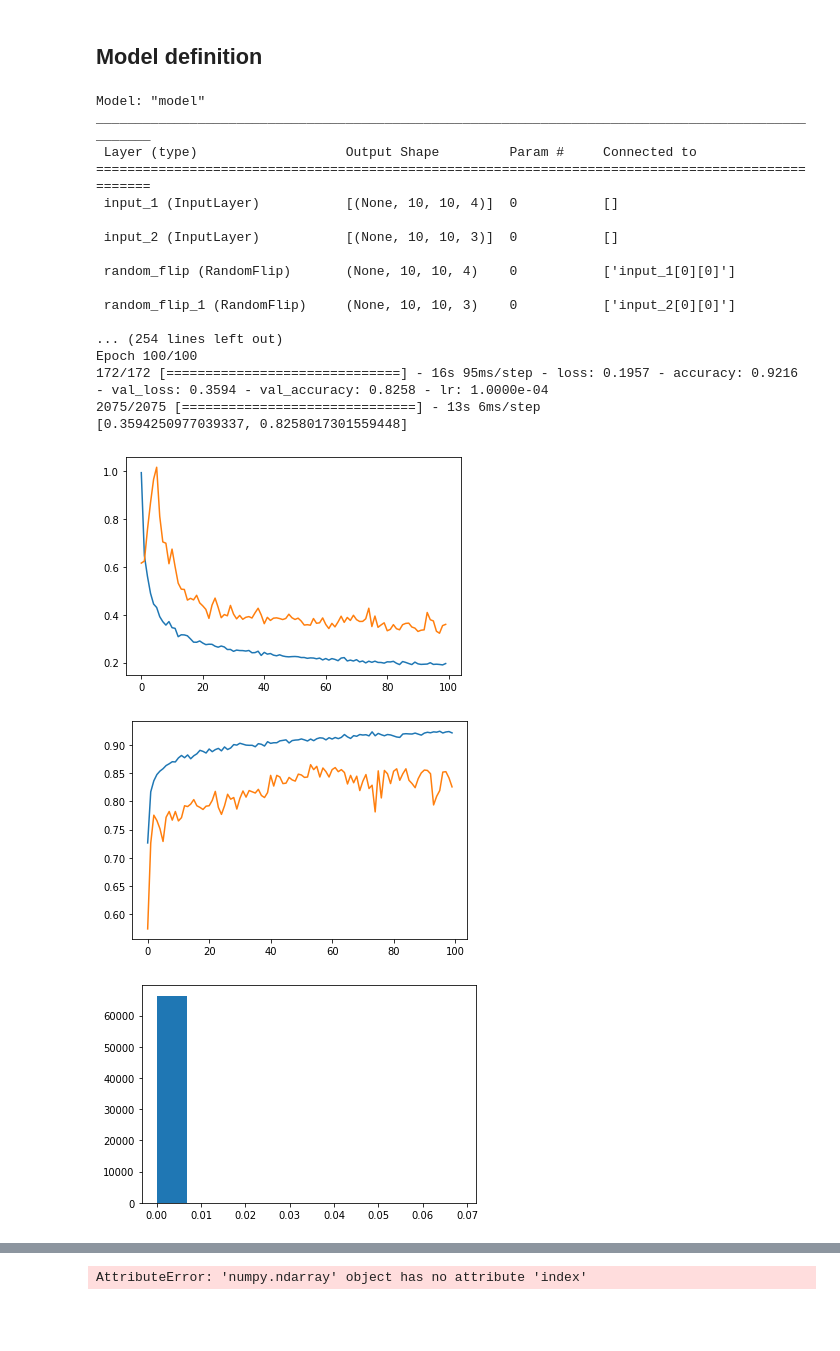
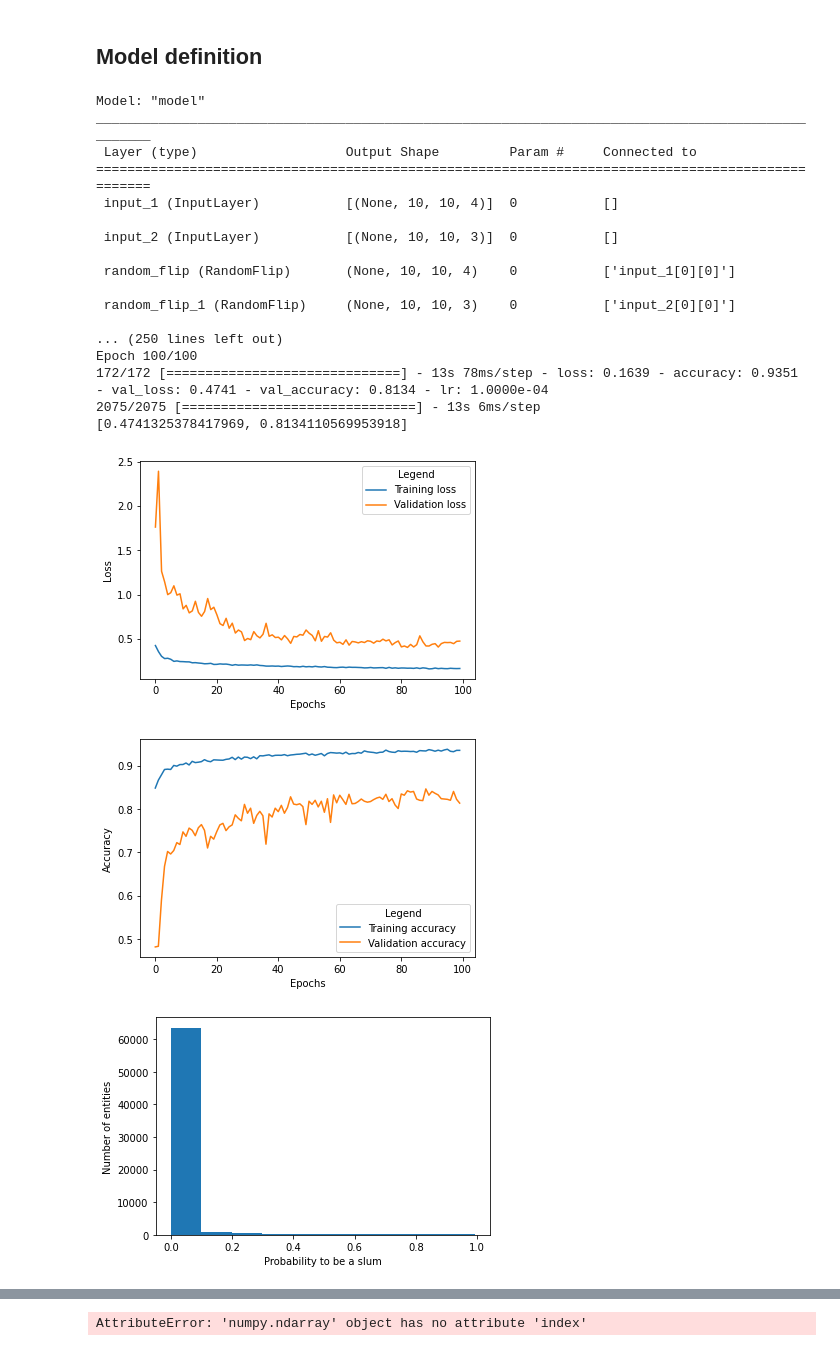
Before and after one commit to ANAGEO/slumap-ymca, a Jupyter notebook: Ymodel.ipynb, the cells around one changed output, grey strips where cells are left out. Drawn from its saved outputs; the diff is of its cells as text; code cells hidden in the pictures; blank space fills up the shorter version.

Commit message:
Modèle Y fonctionnelle avec des données dans IR et des données SAR. Rajout des axes des graphs dans le modèle Y

```diff
--- a/Ymodel.ipynb
+++ b/Ymodel.ipynb
@@ -325,9 +327,9 @@ def ymodel(left_input_shape,right_input_shape,batch_size,kernel_size,dropout,n_f
               self.model.stop_training = True
 
     maxcallbacks = myCallback()
-    callbacks = tf.keras.callbacks.EarlyStopping(monitor='val_loss', patience=30, mode='min')
+    callbacks = tf.keras.callbacks.EarlyStopping(monitor='val_loss', patience=20, mode='min')
 
-    myCallbacks = [tf.keras.callbacks.EarlyStopping(monitor='val_loss', patience=20, mode='min'),
+    myCallbacks = [tf.keras.callbacks.EarlyStopping(monitor='val_loss', patience=15, mode='min'),
                    tf.keras.callbacks.ModelCheckpoint(filepath='Images/checkpoint', save_weights_only=True, monitor='val_loss', mode='min', save_best_only=True),
                    maxcallbacks,
                    tf.keras.callbacks.ReduceLROnPlateau(monitor='val_loss', factor=0.1, patience=10, min_lr=0.001) ]
@@ -349,10 +351,11 @@ def ymodel(left_input_shape,right_input_shape,batch_size,kernel_size,dropout,n_f
                    padding='same',
                    activation='relu')(x)
         x = BatchNormalization(axis=-1)(x)
-        x = MaxPooling2D()(x)
+        x = Dropout(dropout)(x)
         filters *= 2
 
-    x = Dropout(dropout)(x)
+    x = MaxPooling2D()(x)
+
 
     right_inputs = Input(shape=right_input_shape)
     y = right_inputs
@@ -376,21 +379,21 @@ def ymodel(left_input_shape,right_input_shape,batch_size,kernel_size,dropout,n_f
                    activation='relu',
                    dilation_rate=2)(y)
         y = BatchNormalization(axis=-1)(y)
-        y = MaxPooling2D()(y)
+        y = Dropout(dropout)(y)
         filters *= 2
 
+    y = MaxPooling2D()(y)
 
-    y = Dropout(dropout)(y)
 
     # merge left and right branches outputs
-    z = Add()([x, y])
+    z = concatenate([x, y])
 
     # feature maps to vector before connecting to Dense
     #num_labels = (0,1)
     z = Flatten()(z)
-    z = Dropout(dropout)(z)
+
     z = Dense(512,activation='relu')(z)
-    z = Dropout(dropout)(z)
+
     outputs = Dense(1, activation="sigmoid")(z)
 
 
@@ -418,6 +421,20 @@ def ymodel(left_input_shape,right_input_shape,batch_size,kernel_size,dropout,n_f
 
     layers = model.layers
 
+    tf.keras.utils.plot_model(
+                                model,
+                                to_file="Images/model.png",
+                                show_shapes=True,
+                                show_dtype=True,
+                                show_layer_names=True,
+                                rankdir="TB",
+                                expand_nested=False,
+                                dpi=96,
+                                layer_range=None,
+                                show_layer_activations=True,
+                                )
+
+
     print(score)
 
     return history, predict, layers, model
@@ -448,28 +465,36 @@ ________________________________________________________________________________
 
  random_flip_1 (RandomFlip)     (None, 10, 10, 3)    0           ['input_2[0][0]']
 
-... (254 lines left out)
+... (250 lines left out)
 Epoch 100/100
-172/172 [==============================] - 16s 95ms/step - loss: 0.1957 - accuracy: 0.9216 - val_loss: 0.3594 - val_accuracy: 0.8258 - lr: 1.0000e-04
+172/172 [==============================] - 13s 78ms/step - loss: 0.1639 - accuracy: 0.9351 - val_loss: 0.4741 - val_accuracy: 0.8134 - lr: 1.0000e-04
 2075/2075 [==============================] - 13s 6ms/step
-[0.3594250977039337, 0.8258017301559448]
+[0.4741325378417969, 0.8134110569953918]
 # %%
 plt.plot(history.history["loss"])
 plt.plot(history.history['val_loss'])
+plt.xlabel('Epochs')
+plt.ylabel('Loss')
+plt.legend(['Training loss','Validation loss'], title = "Legend")
 plt.show()
 # %% [output]
-[figure, old version]
+[figure, new version]
 # %%
 plt.plot(history.history["accuracy"])
 plt.plot(history.history['val_accuracy'])
+plt.xlabel('Epochs')
+plt.ylabel('Accuracy')
+plt.legend(['Training accuracy','Validation accuracy'], title = "Legend")
 plt.show()
 # %% [output]
-[figure, old version]
+[figure, new version]
 # %%
 plt.hist(predict)
+plt.xlabel('Probability to be a slum')
+plt.ylabel('Number of entities')
 plt.show()
 # %% [output]
-[figure, old version]
+[figure, new version]
 # %%
 print(max(predict))
 # %% [output]
```
Also changed, not shown: parts of 8 cells of this notebook, 2 other files.
